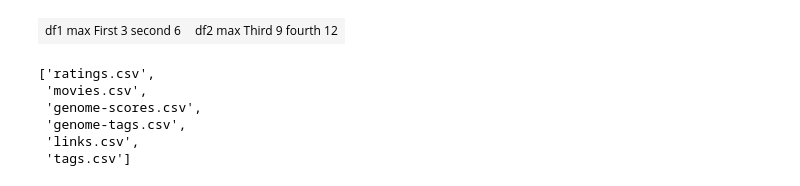
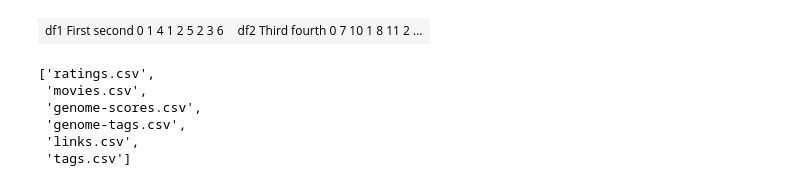
Before and after one commit to igorbenav/dexter, a Jupyter notebook: Example.ipynb, the cells around one changed output. Drawn from its saved outputs; the diff is of its cells as text; code cells hidden in the pictures.

Commit message:
refactored readmultiple, now all read only the appropriate extension, cleaner code, helper renamed to display

```diff
--- a/Example.ipynb
+++ b/Example.ipynb
@@ -6,18 +6,18 @@ import pandas as pd
 # %%
 # the most used class in dexter is the FrameMap
 
 df1 = pd.DataFrame({'First': [1, 2, 3], 'second': [4, 5, 6]})
 df2 = pd.DataFrame({'Third': [7, 8, 9], 'fourth': [10, 11, 12]})
 
 # you can construct a FrameMap from a list of dataframes and a list of their names
 
 dataframes = dxt.FrameMap([df1, df2], ['df1', 'df2'])
 
 # the display method is used to visualize a FrameMap
 
-dataframes.max()
+dataframes.display()
 # %% [output]
-| df1 max First 3 second 6 | df2 max Third 9 fourth 12 |
+| df1 First second 0 1 4 1 2 5 2 3 6 | df2 Third fourth 0 7 10 1 8 11 2 ... |
 # %%
 # alternatively you can create a FrameMap by reading multiple files in a folder with readm functions
 dataframes = dxt.readm_csv('./usecases/movielens/ml-25m/', chunksize = 20000)
```
Also changed, not shown: parts of 2 cells of this notebook, 6 other files.
